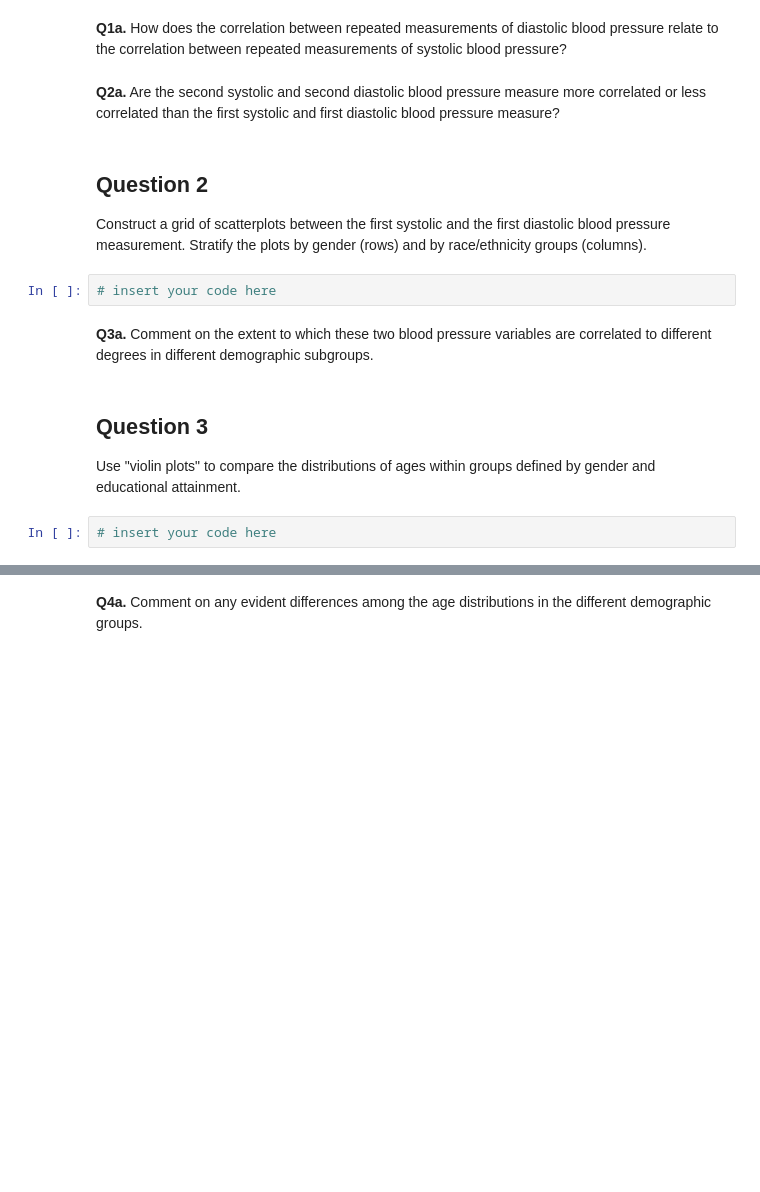
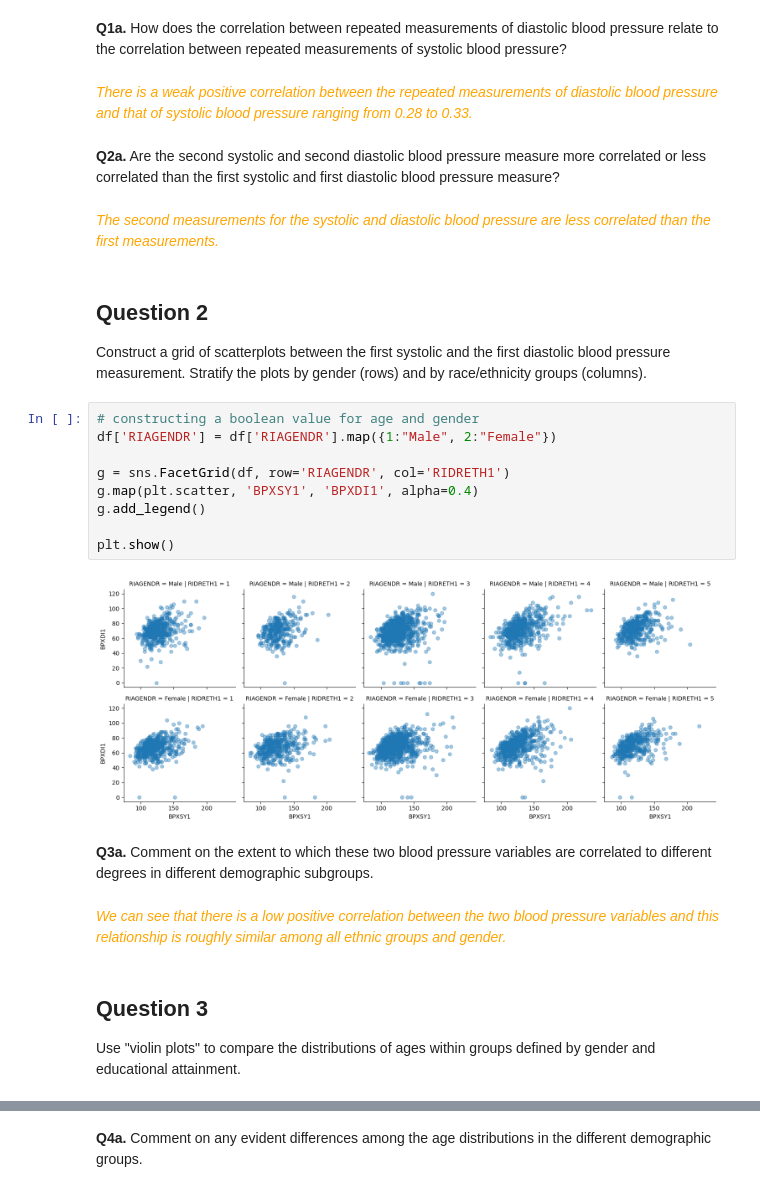
Before and after one commit to EsosaOrumwese/Statistics-with-Python, a Jupyter notebook: 1. Understanding and Visualizing Data with Python/Wk3/nhanes_multivariate_practice.ipynb, the cells around one changed output, grey strips where cells are left out. Drawn from its saved outputs; the diff is of its cells as text; blank space fills up the shorter version.

```diff
--- a/1. Understanding and Visualizing Data with Python/Wk3/nhanes_multivariate_practice.ipynb
+++ b/1. Understanding and Visualizing Data with Python/Wk3/nhanes_multivariate_practice.ipynb
@@ -42,18 +71,37 @@ sns.regplot(data=df, x='BPXDI1', y='BPXDI2',
 # %% [markdown]
 __Q1a.__ How does the correlation between repeated measurements of diastolic blood pressure relate to the correlation between repeated measurements of systolic blood pressure?
+# %% [markdown]
+*<span style="color:orange">
+There is a weak positive correlation between the repeated measurements of diastolic blood pressure and that of systolic blood pressure ranging from 0.28 to 0.33.
+<span>*
 # %% [markdown]
 __Q2a.__ Are the second systolic and second diastolic blood pressure measure more correlated or less correlated than the first systolic and first diastolic blood pressure measure?
+# %% [markdown]
+*<span style="color:orange">
+The second measurements for the systolic and diastolic blood pressure are less correlated than the first measurements.
+<span>*
 # %% [markdown]
 ## Question 2
 
 Construct a grid of scatterplots between the first systolic and the first diastolic blood pressure measurement.  Stratify the plots by gender (rows) and by race/ethnicity groups (columns).
-# %%
-# insert your code here
+# %%
+# constructing a boolean value for age and gender
+df['RIAGENDR'] = df['RIAGENDR'].map({1:"Male", 2:"Female"})
+
+g = sns.FacetGrid(df, row='RIAGENDR', col='RIDRETH1')
+g.map(plt.scatter, 'BPXSY1', 'BPXDI1', alpha=0.4)
+g.add_legend()
+
+plt.show()
+# %% [output]
+[figure, added]
 # %% [markdown]
 __Q3a.__ Comment on the extent to which these two blood pressure variables are correlated to different degrees in different demographic subgroups.
+# %% [markdown]
+*<span style="color:orange">
+We can see that there is a low positive correlation between the two blood pressure variables and this relationship is roughly similar among all ethnic groups and gender.
+<span style="color:orange">*
 # %% [markdown]
 ## Question 3
 
 Use "violin plots" to compare the distributions of ages within groups defined by gender and educational attainment.
-# %%
-# insert your code here
```
Also changed, not shown: parts of 24 cells of this notebook.
